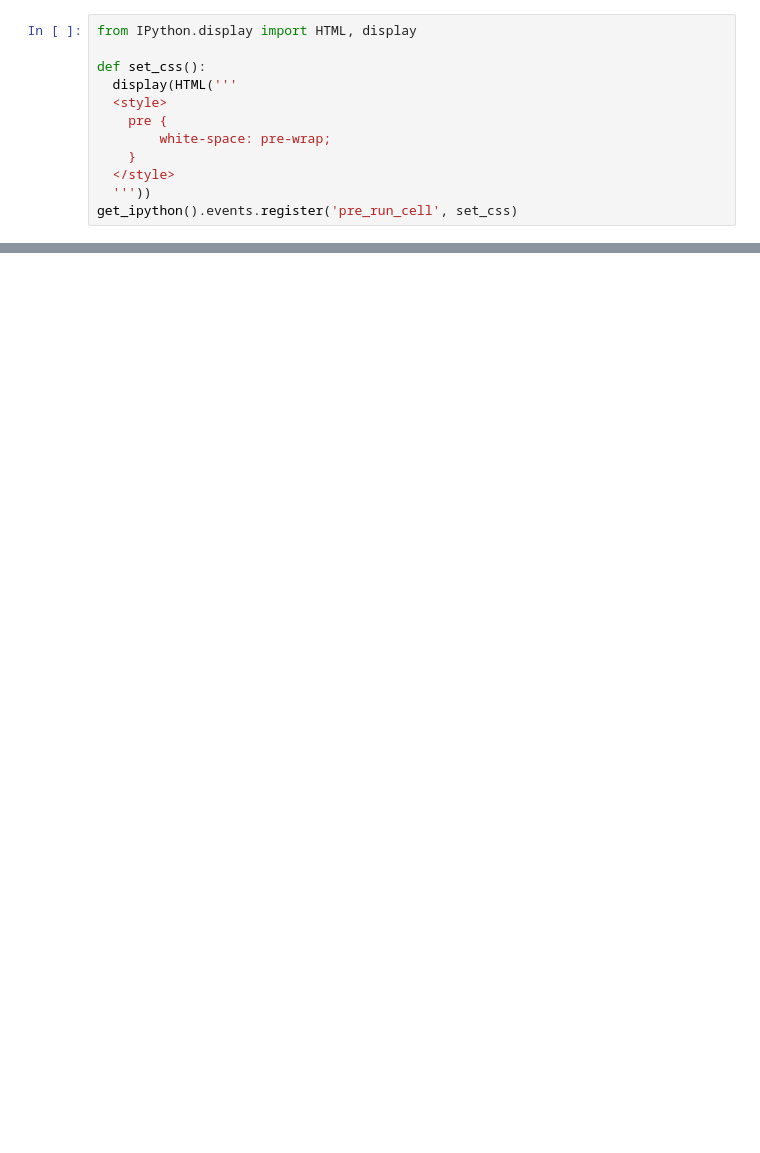
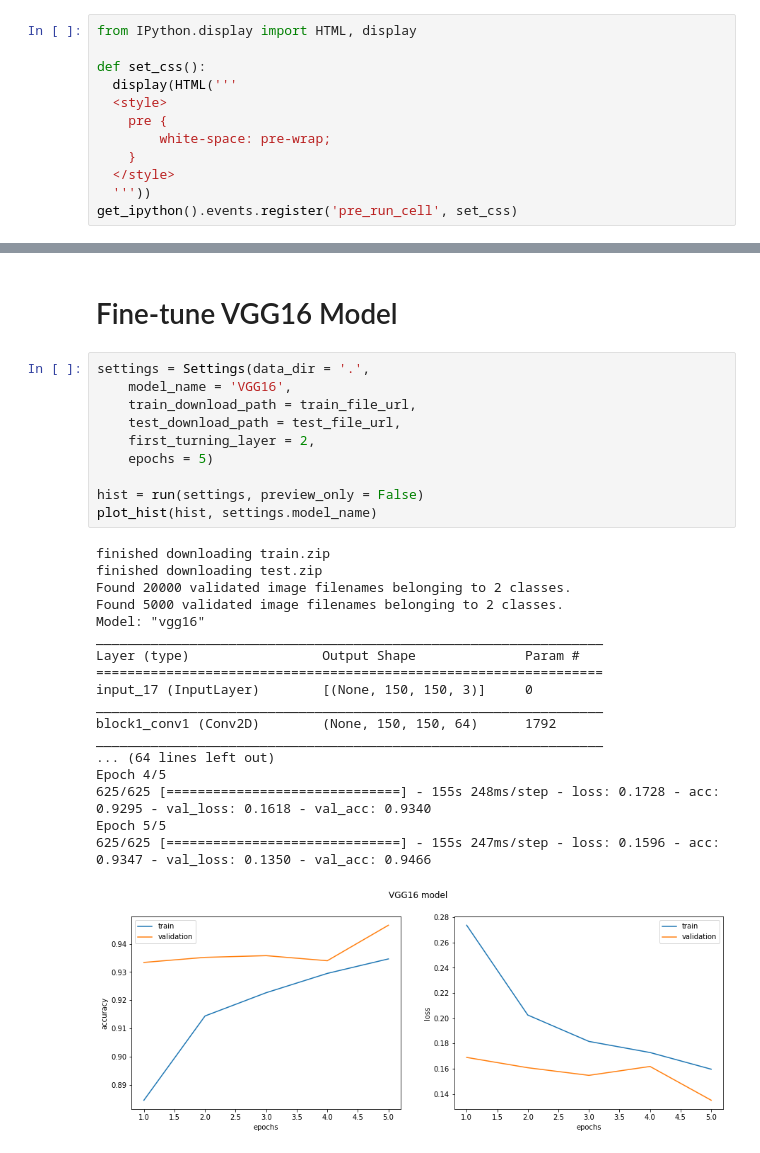
Before and after one commit to gaolichen/machine-learning-examples, a Jupyter notebook: cnn/dog_vs_cat.ipynb, the cells around one changed output, grey strips where cells are left out. Drawn from its saved outputs; the diff is of its cells as text; blank space fills up the shorter version.

```diff
--- a/cnn/dog_vs_cat.ipynb
+++ b/cnn/dog_vs_cat.ipynb
@@ -567,0 +49,31 @@ loading weights from /content/drive/MyDrive/colab/dog_cat/resnet50_run1_0012.ckp
+# %% [markdown]
+# Fine-tune VGG16 Model
+# %%
+settings = Settings(data_dir = '.',
+    model_name = 'VGG16',
+    train_download_path = train_file_url,
+    test_download_path = test_file_url,
+    first_turning_layer = 2,
+    epochs = 5)
+
+hist = run(settings, preview_only = False)
+plot_hist(hist, settings.model_name)
+# %% [output]
+finished downloading train.zip
+finished downloading test.zip
+Found 20000 validated image filenames belonging to 2 classes.
+Found 5000 validated image filenames belonging to 2 classes.
+Model: "vgg16"
+_________________________________________________________________
+Layer (type)                 Output Shape              Param #
+=================================================================
+input_17 (InputLayer)        [(None, 150, 150, 3)]     0
+_________________________________________________________________
+block1_conv1 (Conv2D)        (None, 150, 150, 64)      1792
+_________________________________________________________________
+... (64 lines left out)
+Epoch 4/5
+625/625 [==============================] - 155s 248ms/step - loss: 0.1728 - acc: 0.9295 - val_loss: 0.1618 - val_acc: 0.9340
+Epoch 5/5
+625/625 [==============================] - 155s 247ms/step - loss: 0.1596 - acc: 0.9347 - val_loss: 0.1350 - val_acc: 0.9466
+[figure, added]
```
Also changed, not shown: parts of 41 cells of this notebook.
